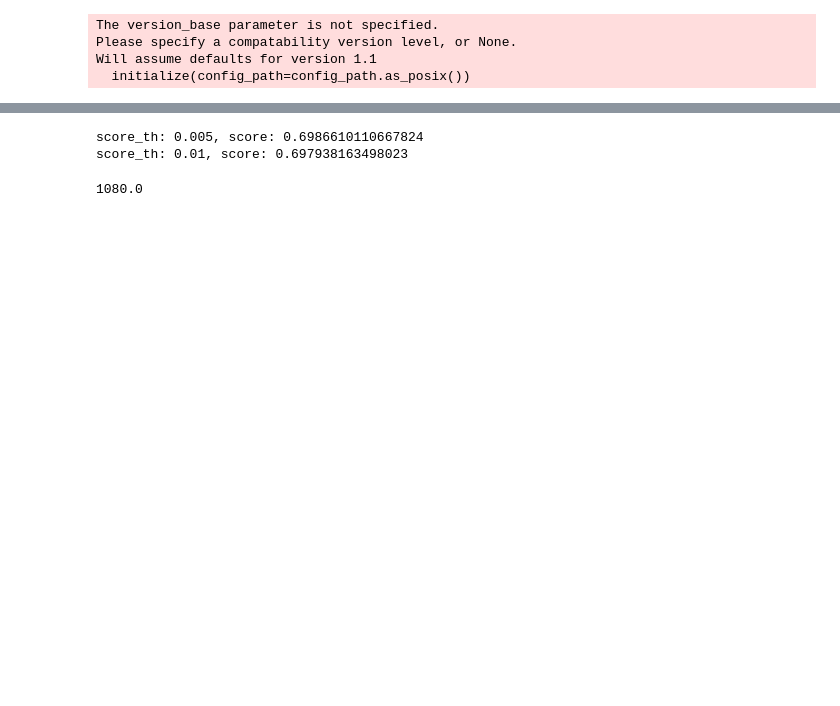
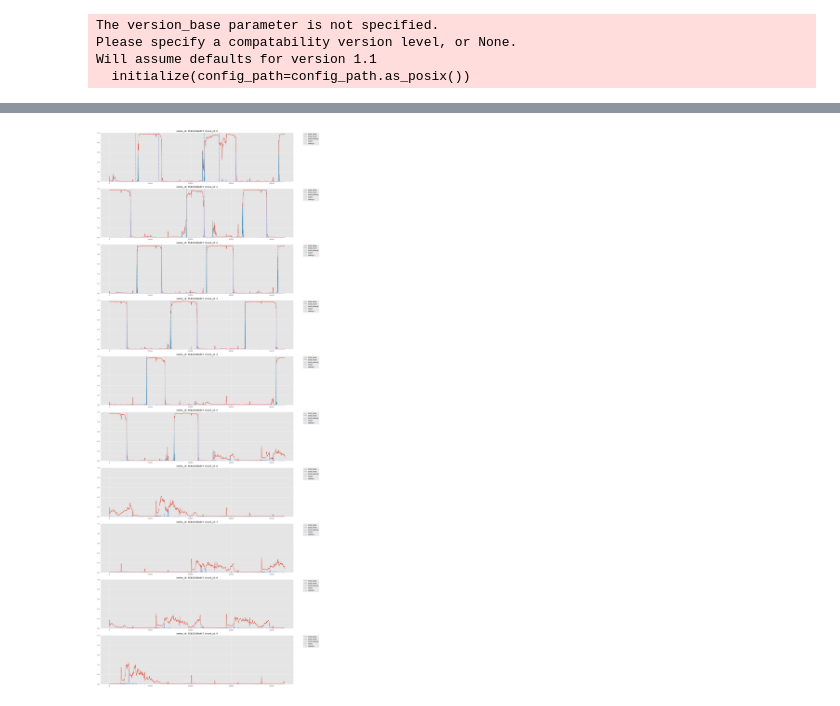
Before and after one commit to tubo213/kaggle-child-mind-institute-detect-sleep-states, a Jupyter notebook: notebook/eda001.ipynb, the cells around one changed output, grey strips where cells are left out. Cells and saved outputs as stored; diff of their text form; code cells hidden in the pictures; blank space fills up the shorter version.

Commit message:
plot random pred

```diff
--- a/notebook/eda001.ipynb
+++ b/notebook/eda001.ipynb
@@ -44,15 +160,52 @@ Will assume defaults for version 1.1
 # %%
-for score_th in [0.005, 0.01]:
-    pred_df: pl.DataFrame = post_process_for_seg(
-        keys, preds[:, :, [1, 2]], score_th=score_th, distance=50
-    )
-    score = event_detection_ap(gt_df, pred_df.to_pandas())
+# for score_th in [0.01]:
+#     pred_df: pl.DataFrame = post_process_for_seg(
+#         keys, preds[:, :, [1, 2]], score_th=score_th, distance=100
+#     )
+#     score = event_detection_ap(gt_df, pred_df.to_pandas())
 
-    print(f"score_th: {score_th}, score: {score}")
+#     print(f"score_th: {score_th}, score: {score}")
-# %% [output]
-score_th: 0.005, score: 0.6986610110667824
-score_th: 0.01, score: 0.697938163498023
-# %%
-1.5 * 60 * 60 / 5
-# %% [output]
-1080.0
+# %%
+def plot_random_sample(keys, preds, labels, num_samples=1, num_chunks=10):
+    # get series ids
+    series_ids = np.array(list(map(lambda x: x.split("_")[0], keys)))
+    unique_series_ids = np.unique(series_ids)
+
+    # get random series
+    random_series_ids = np.random.choice(unique_series_ids, num_samples)
+
+    for i, random_series_id in enumerate(random_series_ids):
+        # get random series
+        series_idx = np.where(series_ids == random_series_id)[0]
+        this_series_preds = preds[series_idx].reshape(-1, 3)
+        this_series_labels = labels[series_idx].reshape(-1, 3)
+
+        # split series
+        this_series_preds = np.split(this_series_preds, num_chunks)
+        this_series_labels = np.split(this_series_labels, num_chunks)
+
+        fig, axs = plt.subplots(num_chunks, 1, figsize=(20, 5 * num_chunks))
+        if num_chunks == 1:
+            axs = [axs]
+        for j in range(num_chunks):
+            this_series_preds_chunk = this_series_preds[j]
+            this_series_labels_chunk = this_series_labels[j]
+
+            # get onset and wakeup idx
+            onset_idx = np.nonzero(this_series_labels_chunk[:, 1])[0]
+            wakeup_idx = np.nonzero(this_series_labels_chunk[:, 2])[0]
+
+            axs[j].plot(this_series_preds_chunk[:, 0], label="pred_sleep")
+            axs[j].plot(this_series_preds_chunk[:, 1], label="pred_onset")
+            axs[j].plot(this_series_preds_chunk[:, 2], label="pred_wakeup")
+            axs[j].vlines(onset_idx, 0, 1, label="onset", linestyles="dashed", color="C1")
+            axs[j].vlines(wakeup_idx, 0, 1, label="wakeup", linestyles="dashed", color="C2")
+            axs[j].set_ylim(0, 1)
+            axs[j].set_title(f"series_id: {random_series_id} chunk_id: {j}")
+            axs[j].legend(bbox_to_anchor=(1.05, 1), loc="upper left", borderaxespad=0)
+
+    plt.tight_layout()
+# %%
+plot_random_sample(keys, preds, labels, num_chunks=10)
+# %% [output]
+[figure, added]
```
Also changed, not shown: parts of 4 cells of this notebook.
